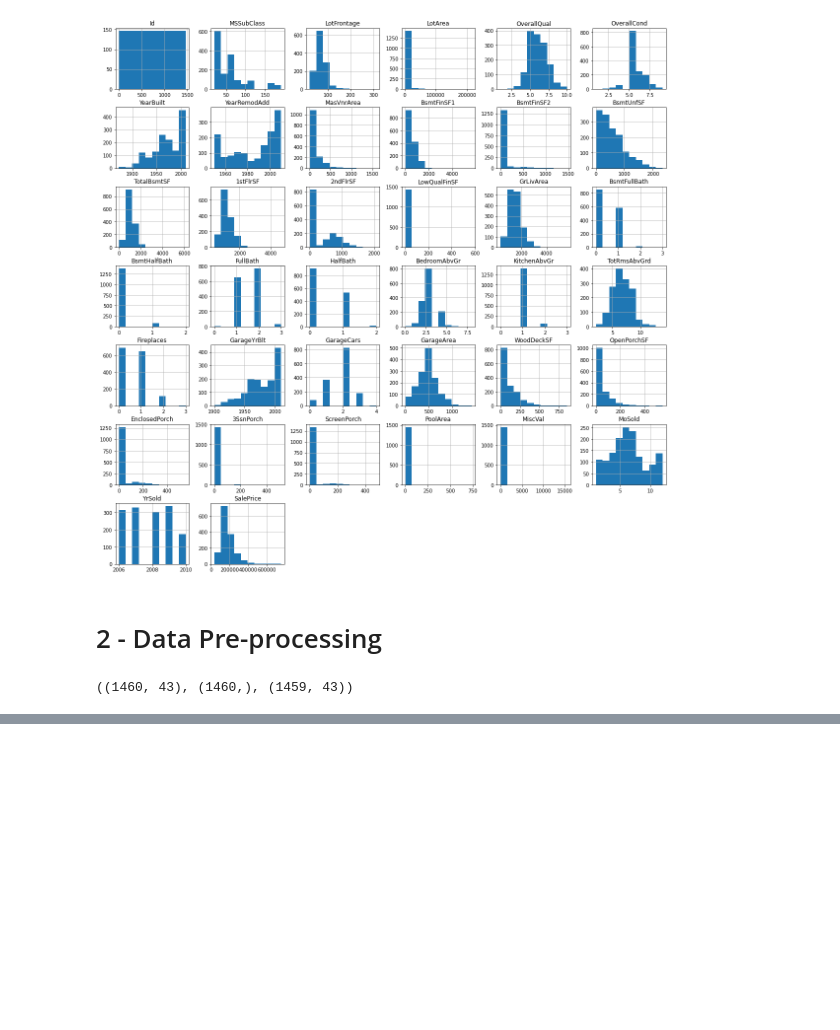
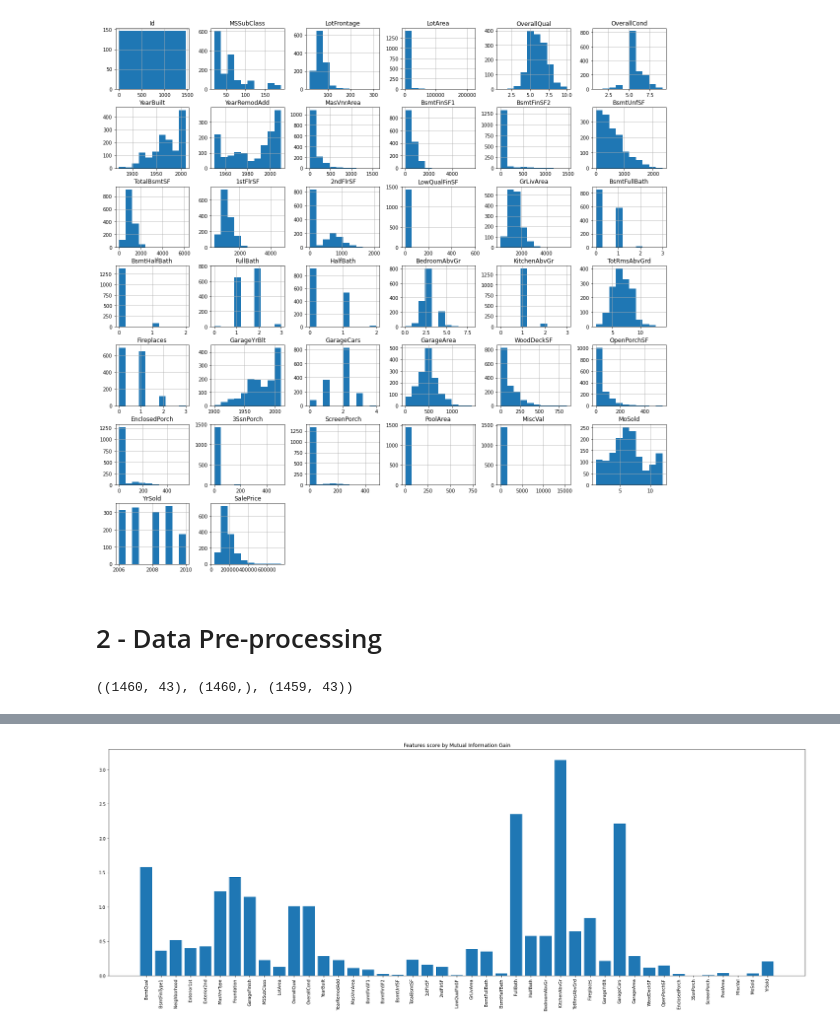
Before and after one commit to Vinicius-Luiz/machine_learning_regression_house_prices, a Jupyter notebook: house-prices-vlsf2.ipynb, the cells around one changed output, grey strips where cells are left out. Saved outputs shown, nothing was run; the diff lists cells and outputs as text; code cells hidden in the pictures; blank space fills up the shorter version.

```diff
--- a/house-prices-vlsf2.ipynb
+++ b/house-prices-vlsf2.ipynb
@@ -375,0 +385,10 @@ X_test.head()
+# %%
+def get_feature_selection(X_train, y_train, X_test, score_func, k):
+    fs = SelectKBest(score_func = score_func, k = k)
+    X = fs.fit_transform(X_train, y_train)
+    X_test = fs.transform(X_test)
+
+    df = pd.DataFrame({'feature': X_train.columns, 'score': fs.scores_})
+    df.sort_values(by = ['score'], ascending = False, inplace = True)
+
+    return X, X_test, df, fs
@@ -375,0 +397,4 @@ X_test.head()
+# %%
+X_train_fs1, X_test_fs1, df_fs1, fs1 = get_feature_selection(X_train, y_train, X_test, mutual_info_classif, 10)
+
+df_fs1.head(10)
@@ -375,0 +413,8 @@ X_test.head()
+# %%
+plt.figure(figsize = (30, 10))
+plt.xticks(rotation=90)
+plt.title('Features score by Mutual Information Gain')
+plt.bar([X_train.columns[i] for i in range(len(fs1.scores_))], fs1.scores_)
+plt.show()
+# %% [output]
+[figure, added]
```
Also changed, not shown: parts of 27 cells of this notebook.
